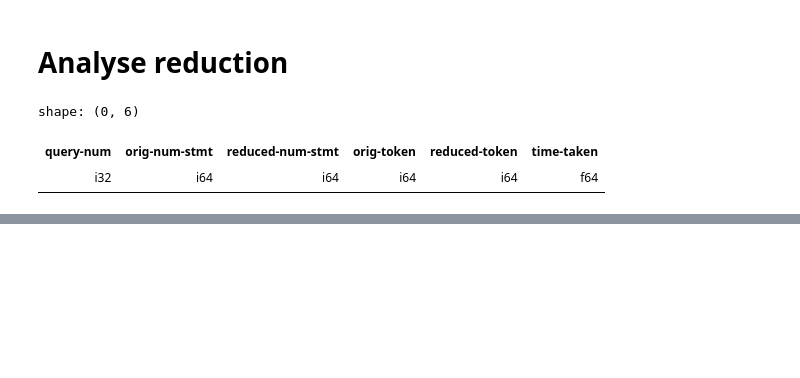
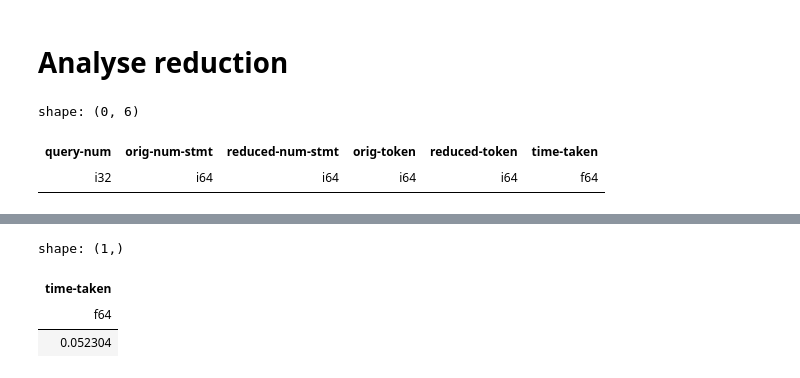
Before and after one commit to edizeqiri/SQLite-Reducer, a Jupyter notebook: src/resources/run_n_analysis.ipynb, the cells around one changed output, grey strips where cells are left out. Cells and saved outputs as stored; diff of their text form; code cells hidden in the pictures; blank space fills up the shorter version.

```diff
--- a/src/resources/run_n_analysis.ipynb
+++ b/src/resources/run_n_analysis.ipynb
@@ -233,0 +235,7 @@ shape: (10, 7)
+# %%
+sums["time-taken"] / sums["orig-num-stmt"] / 1000
+# %% [output]
+shape: (1,)
+| time-taken |
+| f64 |
+| 0.052304 |
```
Also changed, not shown: parts of 17 cells of this notebook.
